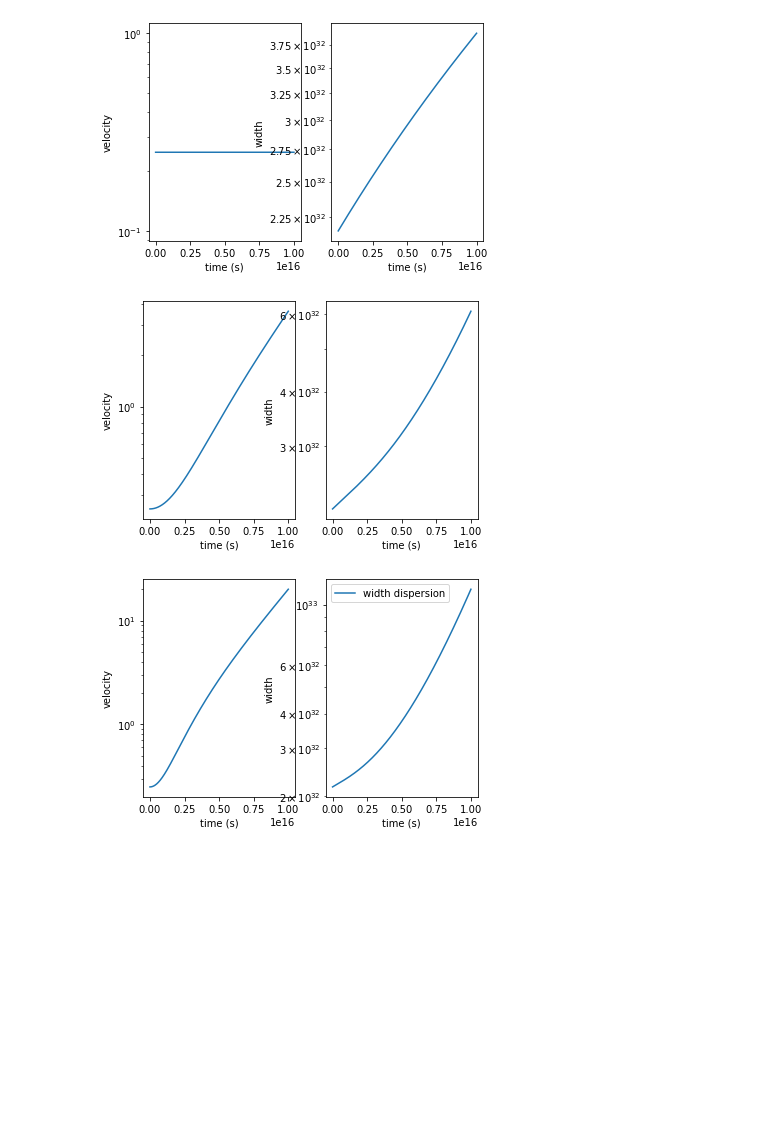
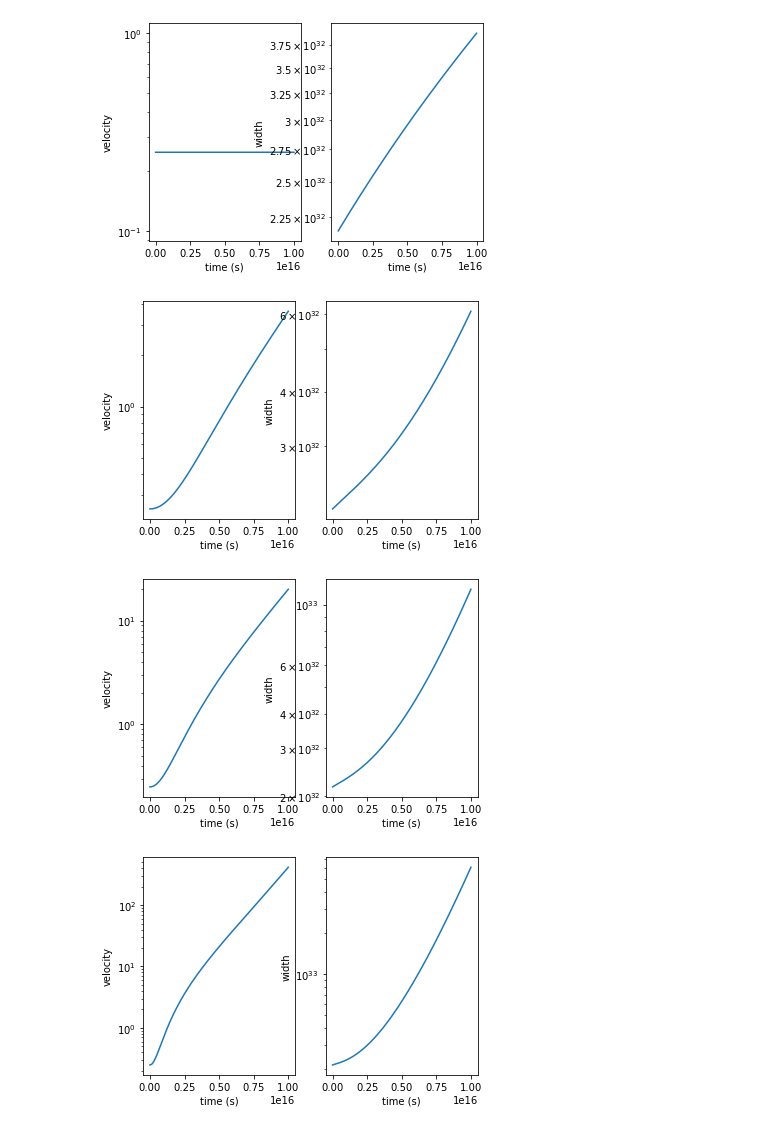
Before and after one commit to Mucephie/Explore-Zwei-Streamers, a Jupyter notebook: Final Explore Code .ipynb, the cells around one changed output. Saved outputs shown, nothing was run; the diff lists cells and outputs as text; code cells hidden in the pictures; blank space fills up the shorter version.

```diff
--- a/Final Explore Code .ipynb
+++ b/Final Explore Code .ipynb
@@ -104,8 +104,7 @@ def f(t, y):
     return X
 
 
-for g in [.0,.05,.1]:
-    #sol = solve_ivp(f, [0, 3 * 10E16], [0.5, 2.16*10**16], t_eval = t)
+for g in [.0,.05,.1, 0.25,0.5,1]:
     sol = solve_ivp(f, [0, 1e16], [0.25,2.16e32], t_eval = t)
     velocity = sol.y[0]
     width = sol.y[1]
@@ -140,3 +142,4 @@ mass:  2.86130531112309  x 10^11 Msun, radius:  135.928253427261  kpc
 [figure]
 [figure]
-[figure, old version]
+[figure, new version]
+[figure, added]
```
Also changed, not shown: parts of 1 cell of this notebook.
